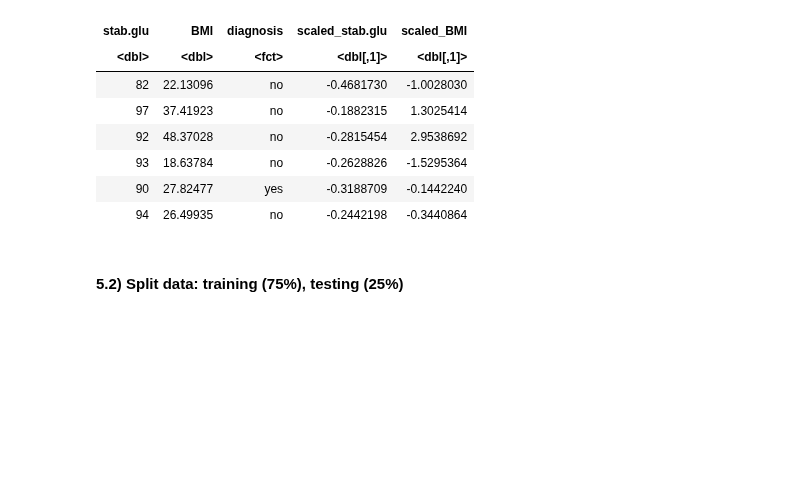
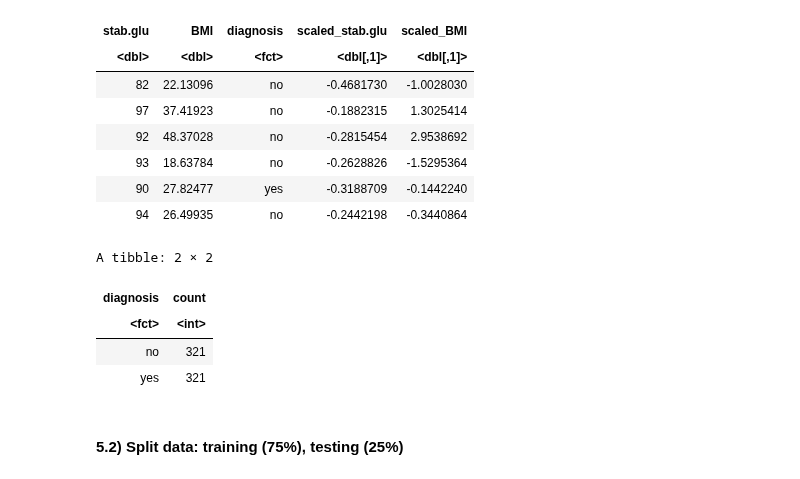
Before and after one commit to wmma2/group_18_project, a Jupyter notebook: Final_report.ipynb, the cells around one changed output. Cells and saved outputs as stored; diff of their text form; code cells hidden in the pictures; blank space fills up the shorter version.

```diff
--- a/Final_report.ipynb
+++ b/Final_report.ipynb
@@ -253,6 +253,26 @@ A tibble: 6 × 5
 | 93 | 18.63784 | no | -0.2628826 | -1.5295364 |
 | 90 | 27.82477 | yes | -0.3188709 | -0.1442240 |
 | 94 | 26.49935 | no | -0.2442198 | -0.3440864 |
+# %%
+set.seed(5432)
+
+ups_recipe <- recipe(diagnosis~., data = tidy_diabetes) |>
+    step_upsample(diagnosis, over_ratio = 1, skip = FALSE) |>
+    prep()
+
+even_data <- bake(ups_recipe, tidy_diabetes)
+
+even_count<- even_data |>
+    group_by(diagnosis)|>
+    summarize (count = n())
+
+even_count
+# %% [output]
+A tibble: 2 × 2
+| diagnosis | count |
+| <fct> | <int> |
+| no | 321 |
+| yes | 321 |
 # %% [markdown]
 #### **5.2) Split data: training (75%), testing (25%)**
 # %%
```
Also changed, not shown: parts of 5 cells of this notebook.
